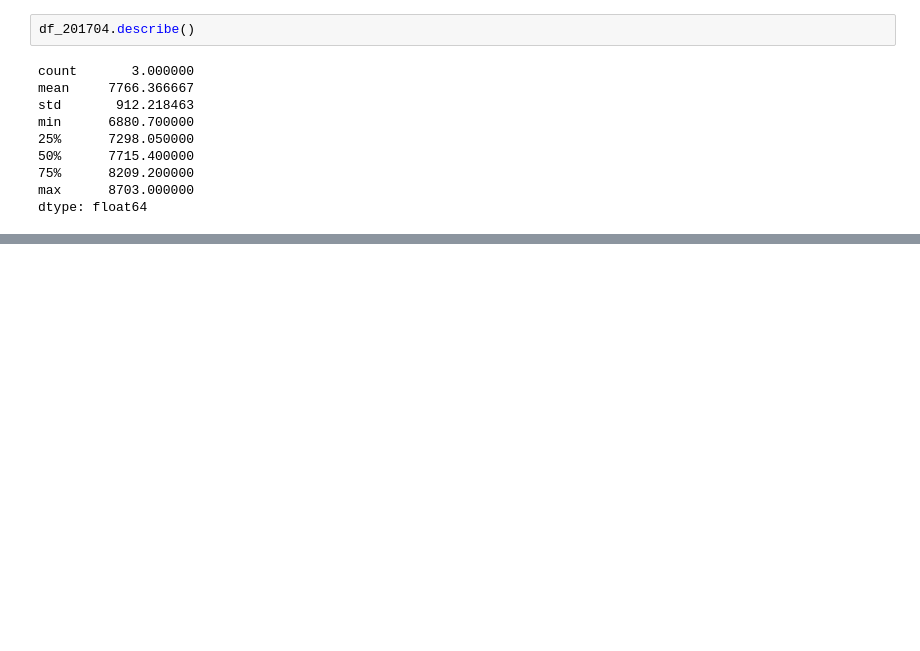
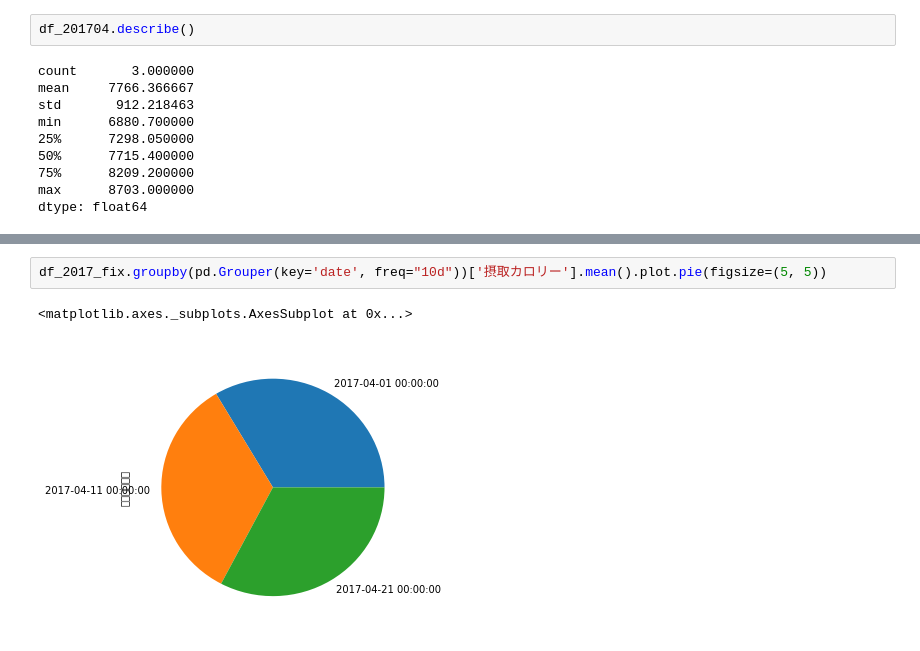
Before and after one commit to terapyon/leaning-pandas, a Jupyter notebook: matplotlib.ipynb, the cells around one changed output, grey strips where cells are left out. Cells and saved outputs as stored; diff of their text form; blank space fills up the shorter version.

```diff
--- a/matplotlib.ipynb
+++ b/matplotlib.ipynb
@@ -160,0 +197,5 @@ dtype: float64
+# %%
+df_2017_fix.groupby(pd.Grouper(key='date', freq="10d"))['摂取カロリー'].mean().plot.pie(figsize=(5, 5))
+# %% [output]
+<matplotlib.axes._subplots.AxesSubplot at 0x...>
+[figure, added]
```
Also changed, not shown: parts of 4 cells of this notebook.
